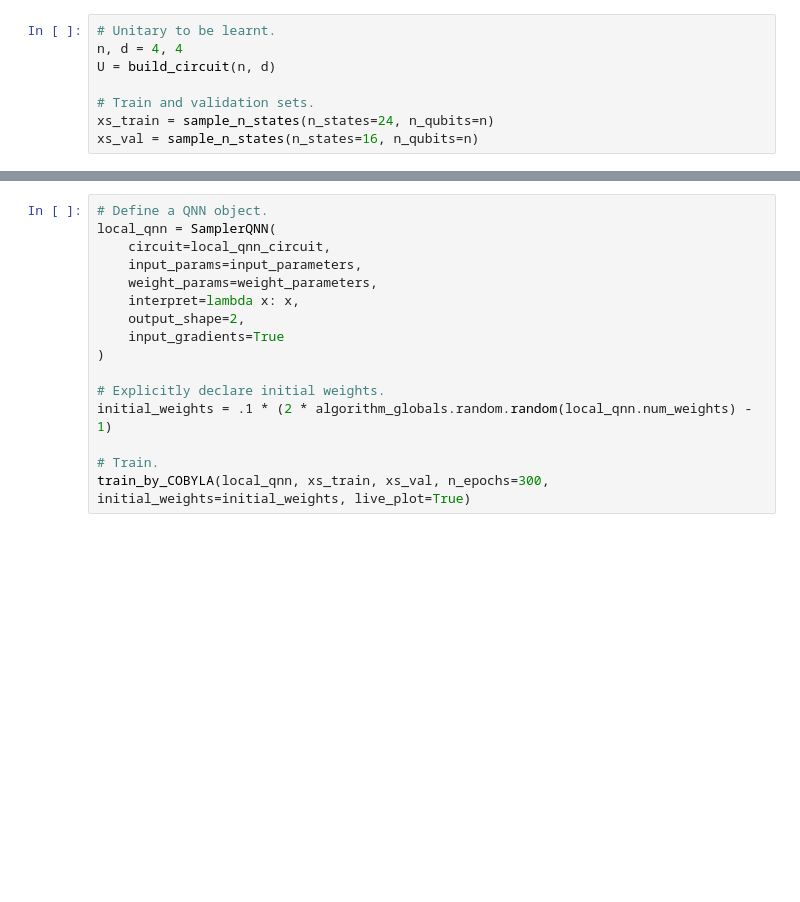
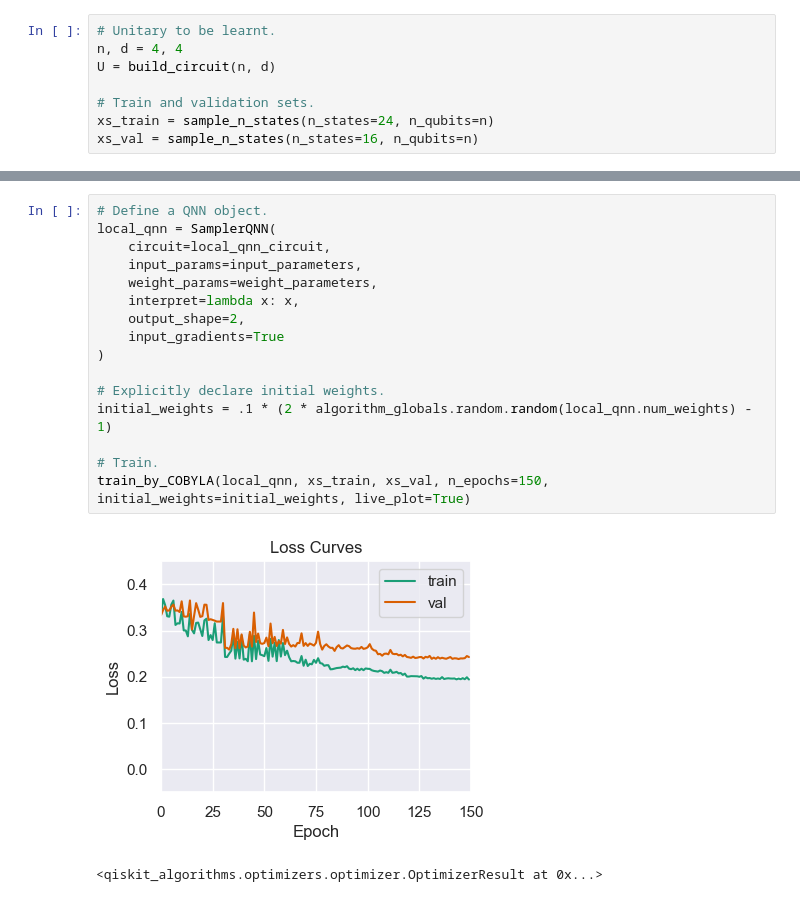
Before and after one commit to BenPrie/variational-local-inversions, a Jupyter notebook: variational-local-inversions.ipynb, the cells around one changed output, grey strips where cells are left out. Drawn from its saved outputs; the diff is of its cells as text; blank space fills up the shorter version.

```diff
--- a/variational-local-inversions.ipynb
+++ b/variational-local-inversions.ipynb
@@ -646,19 +646,22 @@ local_qnn_circuit.draw('mpl', style='iqp')
 # %%
 # Define a QNN object.
 local_qnn = SamplerQNN(
     circuit=local_qnn_circuit,
     input_params=input_parameters,
     weight_params=weight_parameters,
     interpret=lambda x: x,
     output_shape=2,
     input_gradients=True
 )
 
 # Explicitly declare initial weights.
 initial_weights = .1 * (2 * algorithm_globals.random.random(local_qnn.num_weights) - 1)
 
 # Train.
-train_by_COBYLA(local_qnn, xs_train, xs_val, n_epochs=300, initial_weights=initial_weights, live_plot=True)
+train_by_COBYLA(local_qnn, xs_train, xs_val, n_epochs=150, initial_weights=initial_weights, live_plot=True)
+# %% [output]
+[figure, added]
+<qiskit_algorithms.optimizers.optimizer.OptimizerResult at 0x...>
 # %%
 # With global SWAP tests...
 
```
Also changed, not shown: parts of 9 cells of this notebook, 2 other files.
